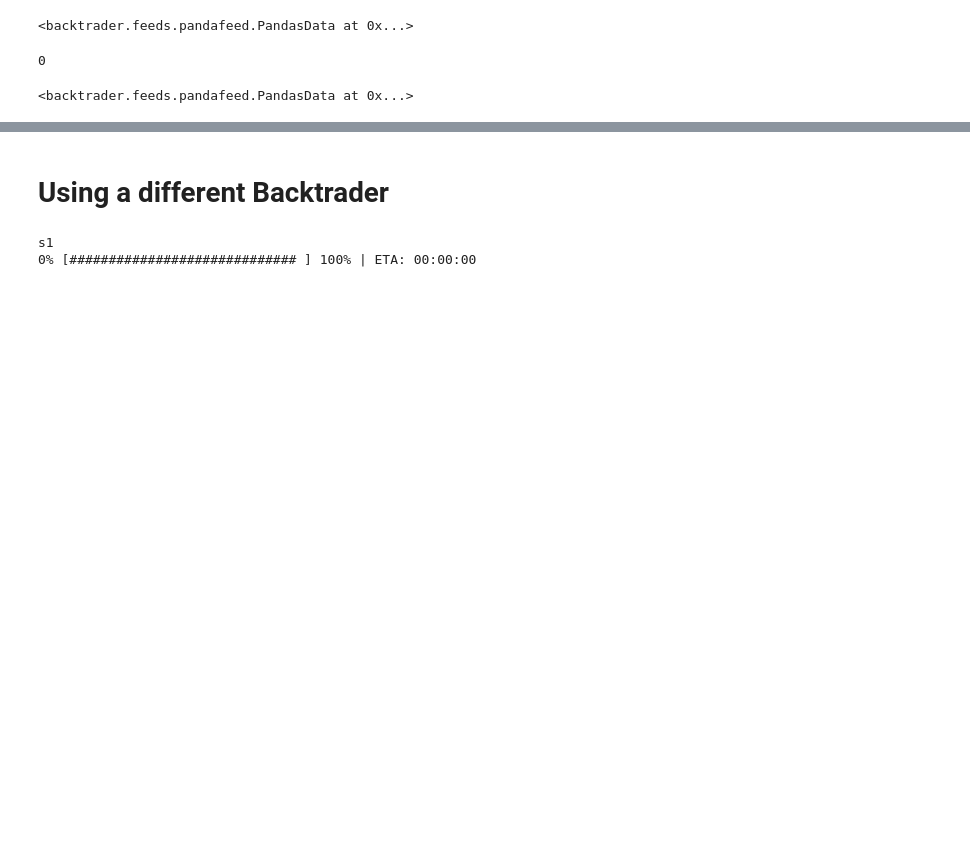
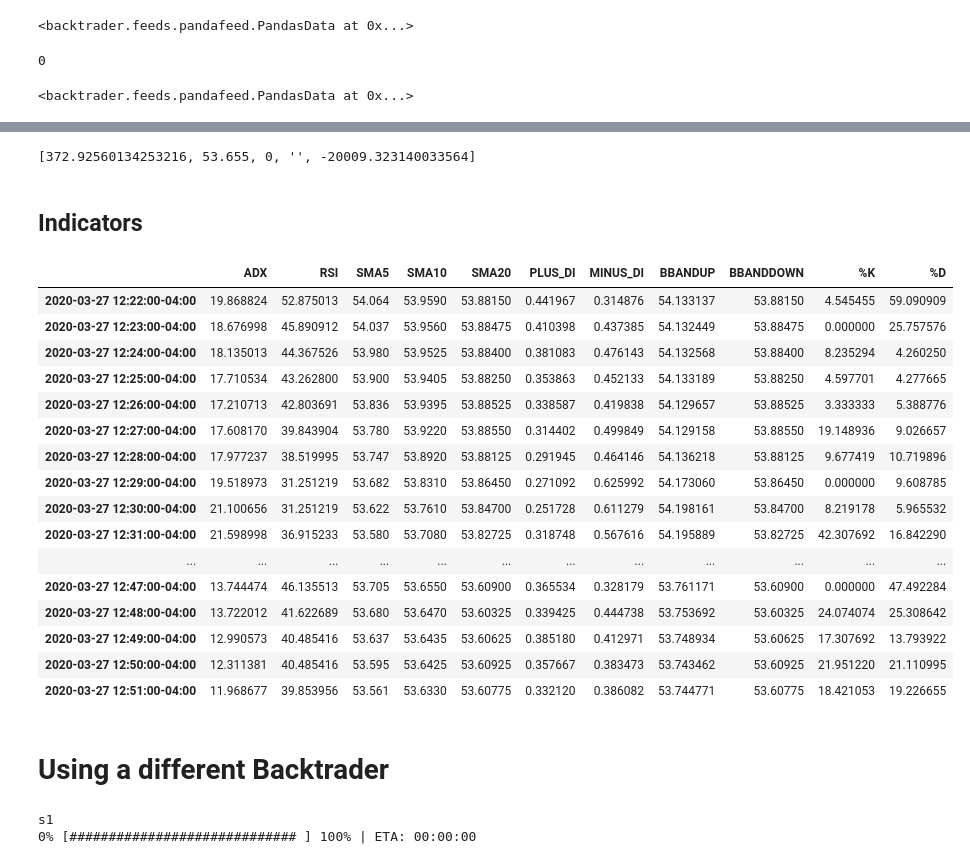
Before and after one commit to hjeffreywang/Alpaca-Algotrading--Legacy-, a Jupyter notebook: Integrated_backtester_historical.ipynb, the cells around one changed output, grey strips where cells are left out. Drawn from its saved outputs; the diff is of its cells as text; code cells hidden in the pictures; blank space fills up the shorter version.

```diff
--- a/Integrated_backtester_historical.ipynb
+++ b/Integrated_backtester_historical.ipynb
@@ -216,3 +255,45 @@ AutoOrderedDict([('total', 3),
+# %%
+trans_df[0][0:][0]
+# %% [output]
+[372.92560134253216, 53.655, 0, '', -20009.323140033564]
+# %% [markdown]
+## Indicators
+# %%
+#to see the data, will have to use ta-lib
+import talib as ta
+import pandas as pd
+
+analysis = pd.DataFrame(index = df.index)
+timestamps = analysis.index
+
+analysis['ADX'] = ta.ADX(df.high, df.low, df.close)
+analysis['RSI'] = ta.RSI(df.close)
+analysis['SMA5'], analysis['SMA10'], analysis['SMA20'] = ta.SMA(df.close,5), ta.MA(df.close,10), ta.MA(df.close,20)
+analysis['PLUS_DI'] = ta.PLUS_DM(df.high, df.low)
+analysis['MINUS_DI'] = ta.MINUS_DM(df.high, df.low)
+analysis['BBANDUP'], analysis['BBANDDOWN'] = (ta.BBANDS(df.close,20,2,1.5))[0], (ta.BBANDS(df.close,20,2,1.5))[1]
+analysis['%K'], analysis['%D'] = ta.STOCHF(df.high, df.low, df.close)
+MACD = ta.MACD(df.close, fastperiod=12, slowperiod=26, signalperiod=9)
+# %%
+analysis.iloc[30:60]
+# %% [output]
+|  | ADX | RSI | SMA5 | SMA10 | SMA20 | PLUS_DI | MINUS_DI | BBANDUP | BBANDDOWN | %K | %D |
+| 2020-03-27 12:22:00-04:00 | 19.868824 | 52.875013 | 54.064 | 53.9590 | 53.88150 | 0.441967 | 0.314876 | 54.133137 | 53.88150 | 4.545455 | 59.090909 |
+| 2020-03-27 12:23:00-04:00 | 18.676998 | 45.890912 | 54.037 | 53.9560 | 53.88475 | 0.410398 | 0.437385 | 54.132449 | 53.88475 | 0.000000 | 25.757576 |
+| 2020-03-27 12:24:00-04:00 | 18.135013 | 44.367526 | 53.980 | 53.9525 | 53.88400 | 0.381083 | 0.476143 | 54.132568 | 53.88400 | 8.235294 | 4.260250 |
+| 2020-03-27 12:25:00-04:00 | 17.710534 | 43.262800 | 53.900 | 53.9405 | 53.88250 | 0.353863 | 0.452133 | 54.133189 | 53.88250 | 4.597701 | 4.277665 |
+| 2020-03-27 12:26:00-04:00 | 17.210713 | 42.803691 | 53.836 | 53.9395 | 53.88525 | 0.338587 | 0.419838 | 54.129657 | 53.88525 | 3.333333 | 5.388776 |
+| 2020-03-27 12:27:00-04:00 | 17.608170 | 39.843904 | 53.780 | 53.9220 | 53.88550 | 0.314402 | 0.499849 | 54.129158 | 53.88550 | 19.148936 | 9.026657 |
+| 2020-03-27 12:28:00-04:00 | 17.977237 | 38.519995 | 53.747 | 53.8920 | 53.88125 | 0.291945 | 0.464146 | 54.136218 | 53.88125 | 9.677419 | 10.719896 |
+| 2020-03-27 12:29:00-04:00 | 19.518973 | 31.251219 | 53.682 | 53.8310 | 53.86450 | 0.271092 | 0.625992 | 54.173060 | 53.86450 | 0.000000 | 9.608785 |
+| 2020-03-27 12:30:00-04:00 | 21.100656 | 31.251219 | 53.622 | 53.7610 | 53.84700 | 0.251728 | 0.611279 | 54.198161 | 53.84700 | 8.219178 | 5.965532 |
+| 2020-03-27 12:31:00-04:00 | 21.598998 | 36.915233 | 53.580 | 53.7080 | 53.82725 | 0.318748 | 0.567616 | 54.195889 | 53.82725 | 42.307692 | 16.842290 |
+| ... | ... | ... | ... | ... | ... | ... | ... | ... | ... | ... | ... |
+| 2020-03-27 12:47:00-04:00 | 13.744474 | 46.135513 | 53.705 | 53.6550 | 53.60900 | 0.365534 | 0.328179 | 53.761171 | 53.60900 | 0.000000 | 47.492284 |
+| 2020-03-27 12:48:00-04:00 | 13.722012 | 41.622689 | 53.680 | 53.6470 | 53.60325 | 0.339425 | 0.444738 | 53.753692 | 53.60325 | 24.074074 | 25.308642 |
+| 2020-03-27 12:49:00-04:00 | 12.990573 | 40.485416 | 53.637 | 53.6435 | 53.60625 | 0.385180 | 0.412971 | 53.748934 | 53.60625 | 17.307692 | 13.793922 |
+| 2020-03-27 12:50:00-04:00 | 12.311381 | 40.485416 | 53.595 | 53.6425 | 53.60925 | 0.357667 | 0.383473 | 53.743462 | 53.60925 | 21.951220 | 21.110995 |
+| 2020-03-27 12:51:00-04:00 | 11.968677 | 39.853956 | 53.561 | 53.6330 | 53.60775 | 0.332120 | 0.386082 | 53.744771 | 53.60775 | 18.421053 | 19.226655 |
 # %% [markdown]
 # Using a different Backtrader
 # %%
```
Also changed, not shown: parts of 24 cells of this notebook, 2 other files.
